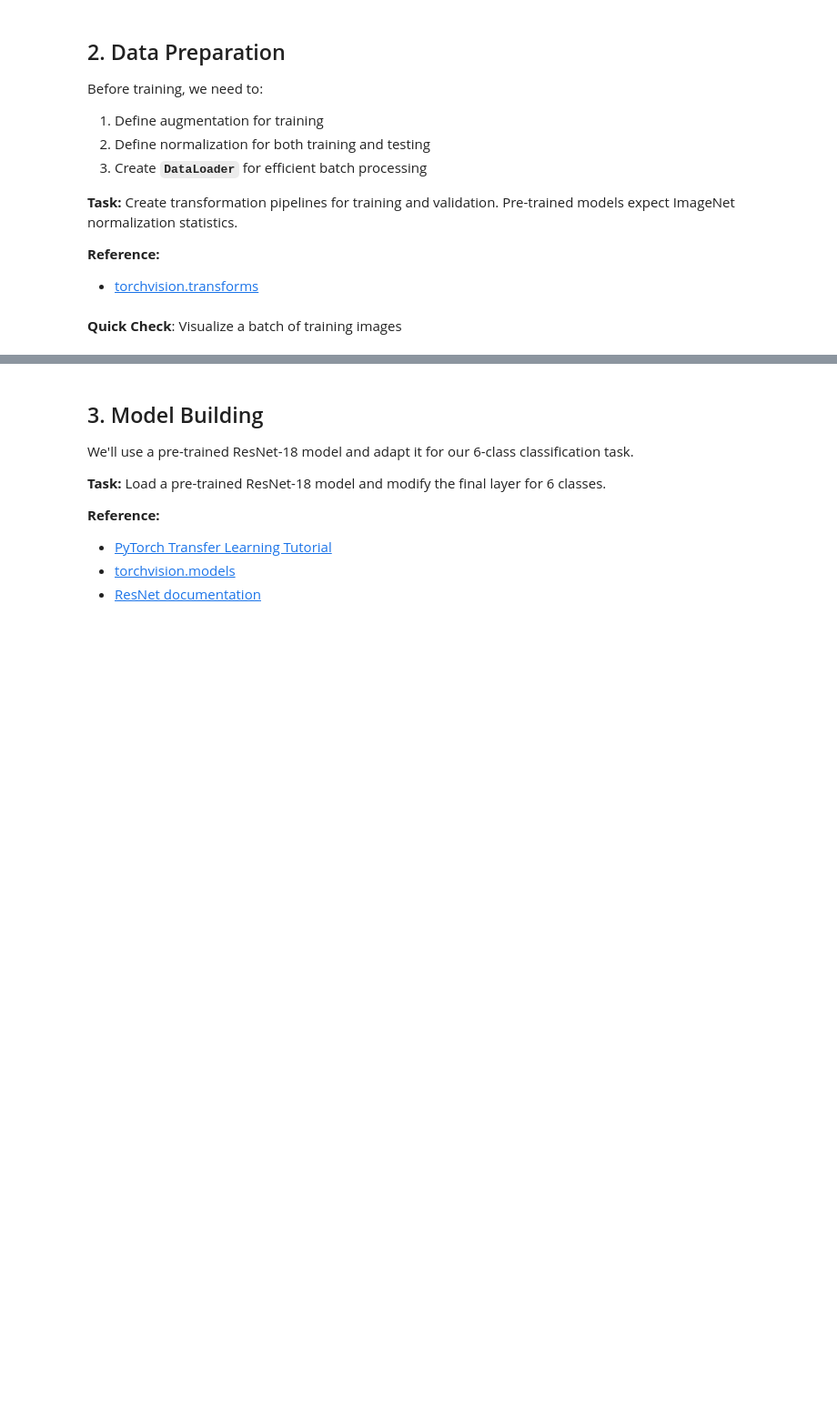
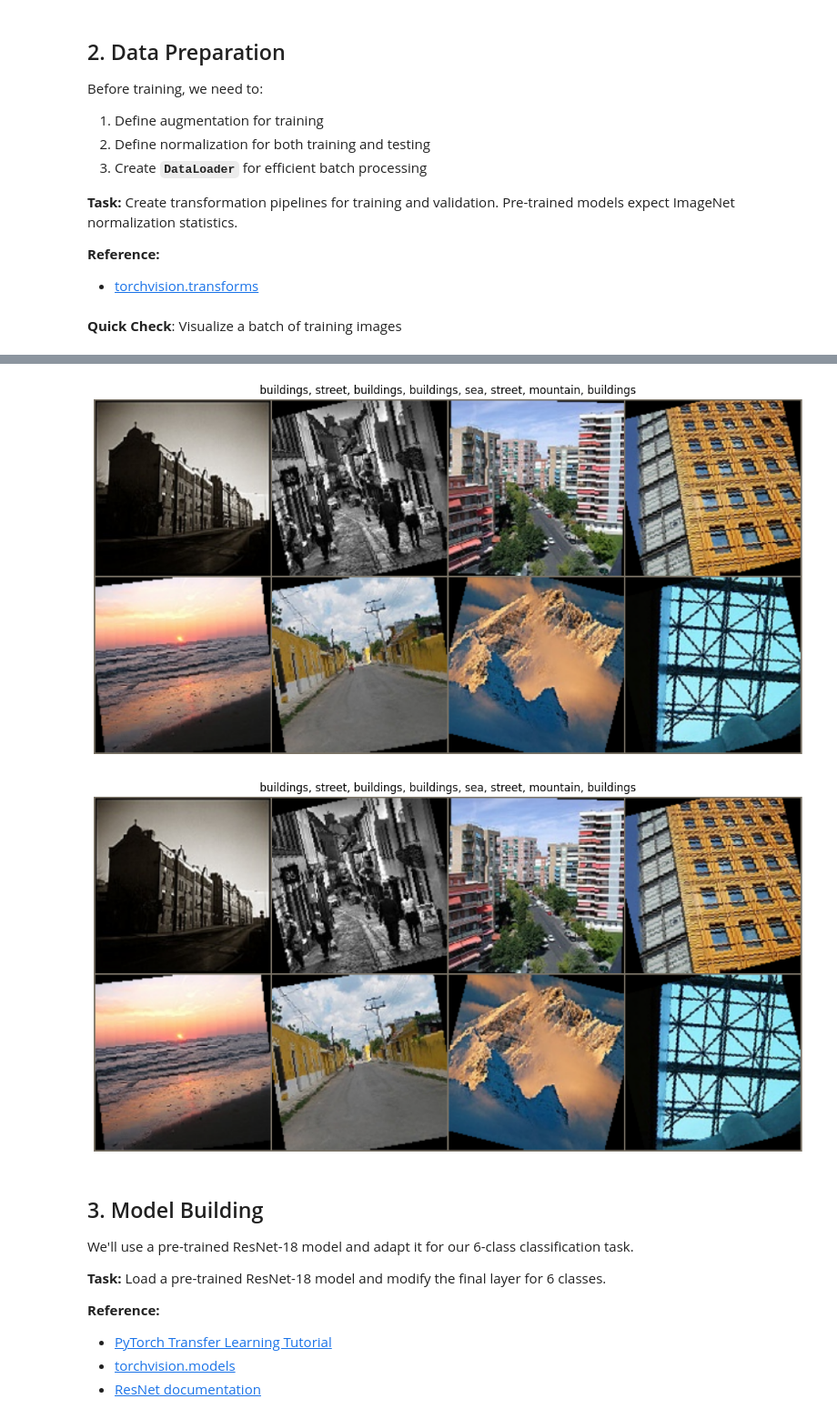
Before and after one commit to zeyad70/Bootcamp-week, a Jupyter notebook: W4/WeeklyProject/WeeklyProject.ipynb, the cells around one changed output, grey strips where cells are left out. Shown at 91% size. Cells and saved outputs as stored; diff of their text form; code cells hidden in the pictures; blank space fills up the shorter version.

```diff
--- a/W4/WeeklyProject/WeeklyProject.ipynb
+++ b/W4/WeeklyProject/WeeklyProject.ipynb
@@ -73,8 +142,39 @@ Before training, we need to:
 
 - [torchvision.transforms](https://pytorch.org/vision/stable/transforms.html)
 # %%
-# YOUR CODE HERE
+from torchvision import transforms
+
+data_transforms = {
+    'train': transforms.Compose([
+        transforms.RandomHorizontalFlip(),
+        transforms.RandomRotation(15),
+        transforms.Resize((224, 224)),
+        transforms.ToTensor(),
+        transforms.Normalize(
+            mean=[0.485, 0.456, 0.406],
+            std=[0.229, 0.224, 0.225]
+        )
+    ]),
+    'val': transforms.Compose([
+        transforms.Resize((224, 224)),
+        transforms.ToTensor(),
+        transforms.Normalize(
+            mean=[0.485, 0.456, 0.406],
+            std=[0.229, 0.224, 0.225]
+        )
+    ])
+}
 # %%
-# YOUR CODE HERE
+
+# Attach transforms to datasets
+train_dataset.transform = data_transforms['train']
+test_dataset.transform  = data_transforms['val']
+
+from torch.utils.data import DataLoader
+# Create DataLoaders
+dataloaders = {
+    'train': DataLoader(train_dataset, batch_size=32, shuffle=True),
+    'val': DataLoader(test_dataset, batch_size=32, shuffle=False)
+}
 # %% [markdown]
 **Quick Check**: Visualize a batch of training images
@@ -83,5 +190,11 @@ helper_utils.visualize_batch?
 # %%
-# YOUR CODE HERE
+helper_utils.visualize_batch(
+    dataloaders['train'],
+    class_names=train_dataset.classes
+)
+# %% [output]
+[figure, added]
+[figure, added]
 # %% [markdown]
 <a name='3'></a>
 ## 3. Model Building
```
Also changed, not shown: parts of 19 cells of this notebook.
